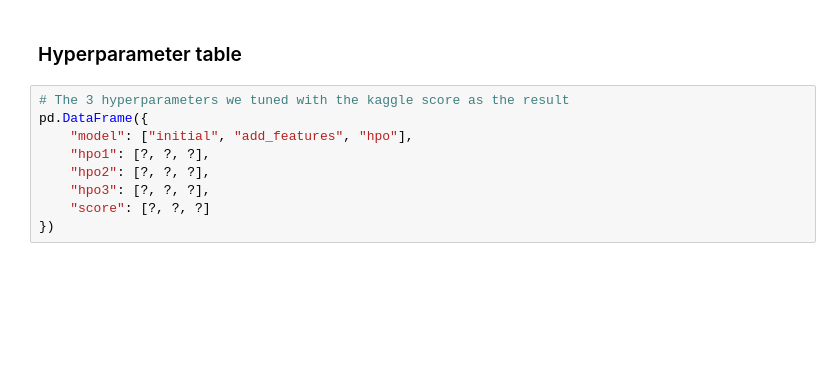
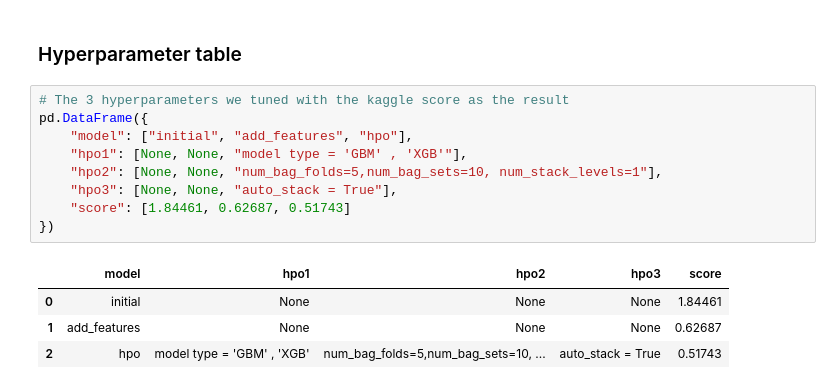
Before and after one commit to ayouboumy/udacity-first-project-starter, a Jupyter notebook: project/project-template.ipynb, the cells around one changed output. Saved outputs shown, nothing was run; the diff lists cells and outputs as text; blank space fills up the shorter version.

```diff
--- a/project/project-template.ipynb
+++ b/project/project-template.ipynb
@@ -602,9 +891,14 @@ fig.savefig('model_test_score.png')
 # %%
 # The 3 hyperparameters we tuned with the kaggle score as the result
 pd.DataFrame({
     "model": ["initial", "add_features", "hpo"],
-    "hpo1": [?, ?, ?],
-    "hpo2": [?, ?, ?],
-    "hpo3": [?, ?, ?],
-    "score": [?, ?, ?]
+    "hpo1": [None, None, "model type = 'GBM' , 'XGB'"],
+    "hpo2": [None, None, "num_bag_folds=5,num_bag_sets=10, num_stack_levels=1"],
+    "hpo3": [None, None, "auto_stack = True"],
+    "score": [1.84461, 0.62687, 0.51743]
 })
+# %% [output]
+|  | model | hpo1 | hpo2 | hpo3 | score |
+| 0 | initial | None | None | None | 1.84461 |
+| 1 | add_features | None | None | None | 0.62687 |
+| 2 | hpo | model type = 'GBM' , 'XGB' | num_bag_folds=5,num_bag_sets=10, ... | auto_stack = True | 0.51743 |
```
Also changed, not shown: parts of 29 cells of this notebook.
